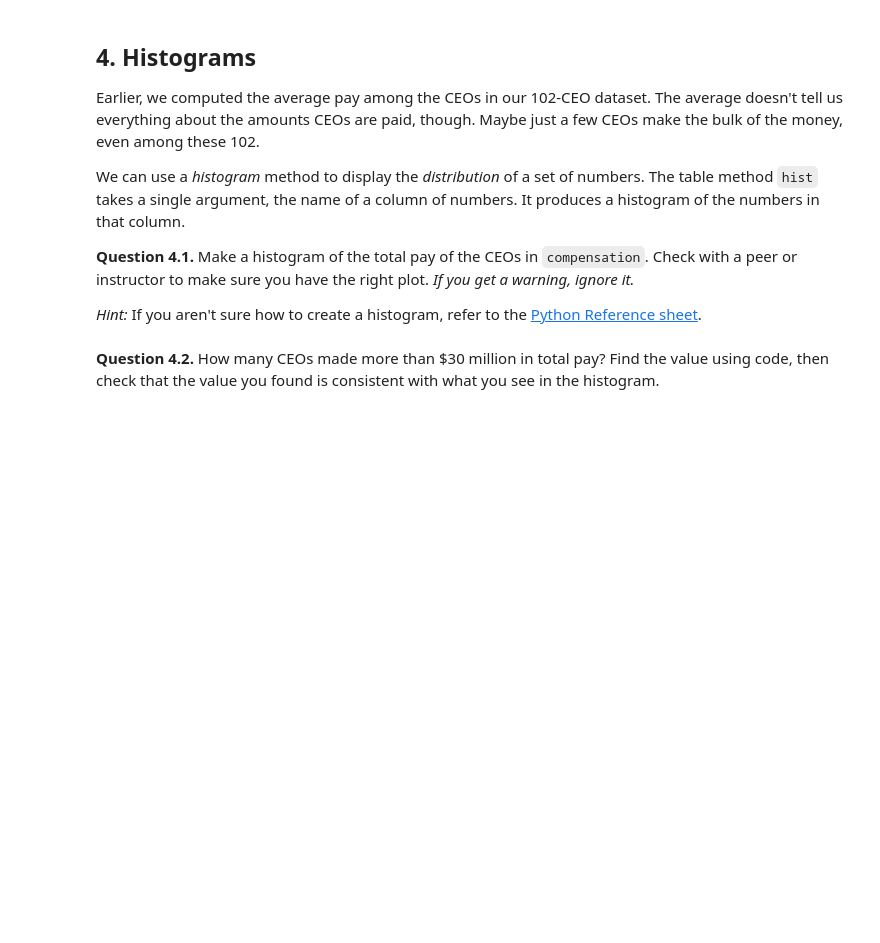
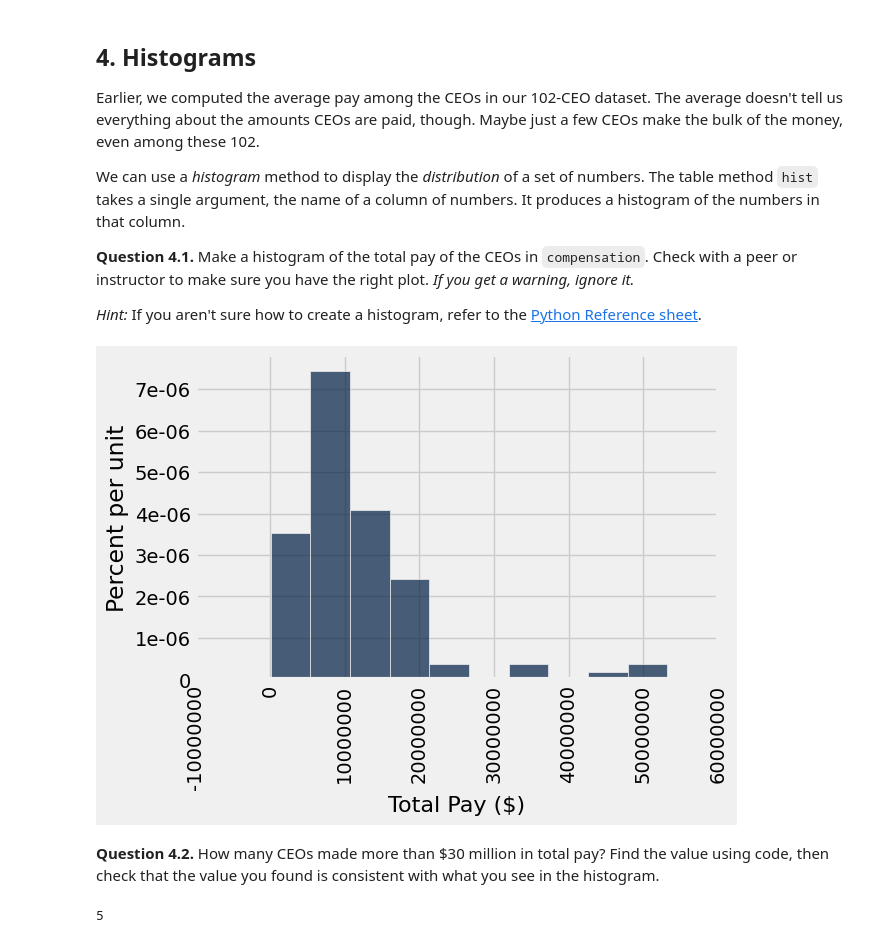
Before and after one commit to bencump/Intro_DataAnalytics, a Jupyter notebook: lab04/lab04.ipynb, the cells around one changed output. Saved outputs shown, nothing was run; the diff lists cells and outputs as text; code cells hidden in the pictures; blank space fills up the shorter version.

```diff
--- a/lab04/lab04.ipynb
+++ b/lab04/lab04.ipynb
@@ -628,2 +610,6 @@ We can use a *histogram* method to display the *distribution* of a set of number
+# %%
+compensation.hist("Total Pay ($)")
+# %% [output]
+[figure, added]
 # %% [markdown]
 **Question 4.2.** How many CEOs made more than $30 million in total pay? Find the value using code, then check that the value you found is consistent with what you see in the histogram.
@@ -633,2 +616,12 @@ num_ceos_more_than_30_million_2
+# %%
+num_ceos_more_than_30_million_2 = []
+totalpay = compensation.column("Total Pay ($)")
+for number in totalpay:
+    if number > 30000000:
+        num_ceos_more_than_30_million_2.append(number)
+num_ceos_more_than_30_million_2 = len(num_ceos_more_than_30_million_2)
+num_ceos_more_than_30_million_2
+# %% [output]
+5
 # %%
 grader.check("q42")
```
Also changed, not shown: parts of 8 cells of this notebook, 2 other files.
